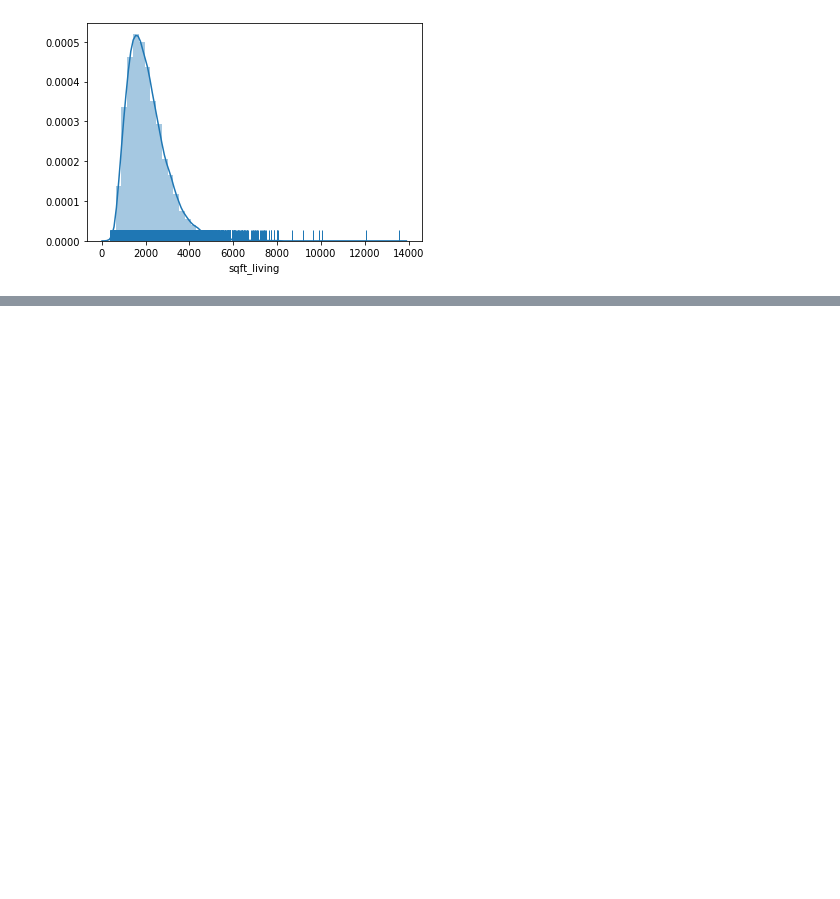
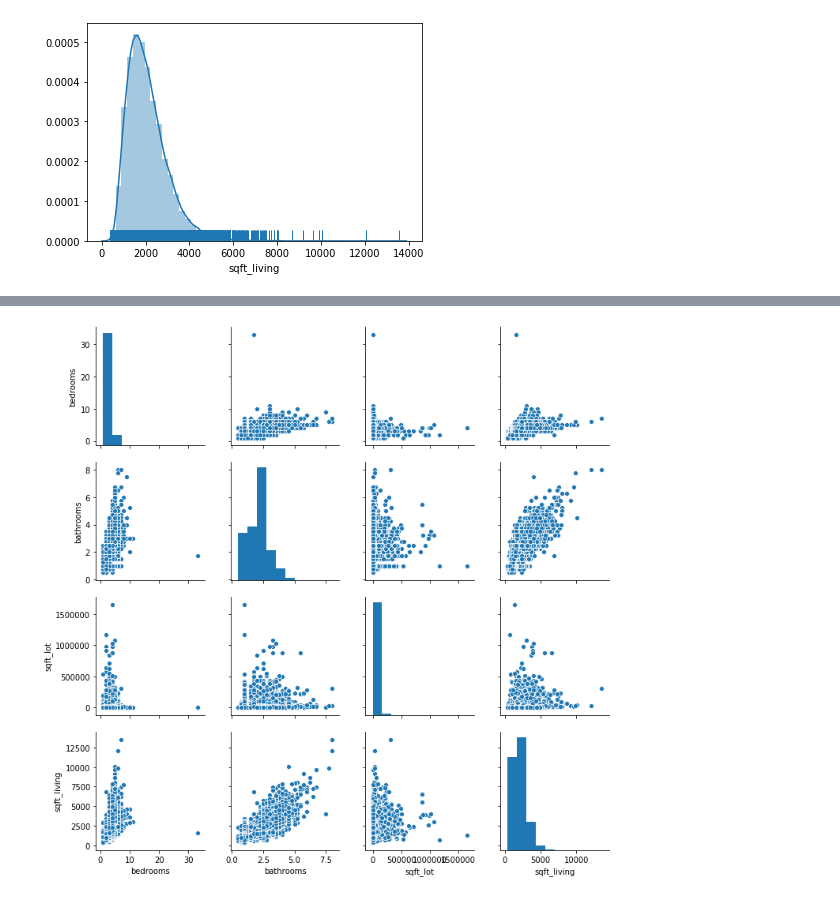
Before and after one commit to zarialevi/mod-1-project, a Jupyter notebook: EDA-Zaria.ipynb, the cells around one changed output, grey strips where cells are left out. Cells and saved outputs as stored; diff of their text form; code cells hidden in the pictures; blank space fills up the shorter version.

```diff
--- a/EDA-Zaria.ipynb
+++ b/EDA-Zaria.ipynb
@@ -189,0 +146,7 @@ to do: random sample of price vs house size
+# %%
+house_lot_plot = sns.pairplot(df,
+                 vars=['bedrooms','bathrooms', 'sqft_lot', 'sqft_living'
+                      ])
+plt.show()
+# %% [output]
+[figure, added]
```
Also changed, not shown: parts of 21 cells of this notebook.
